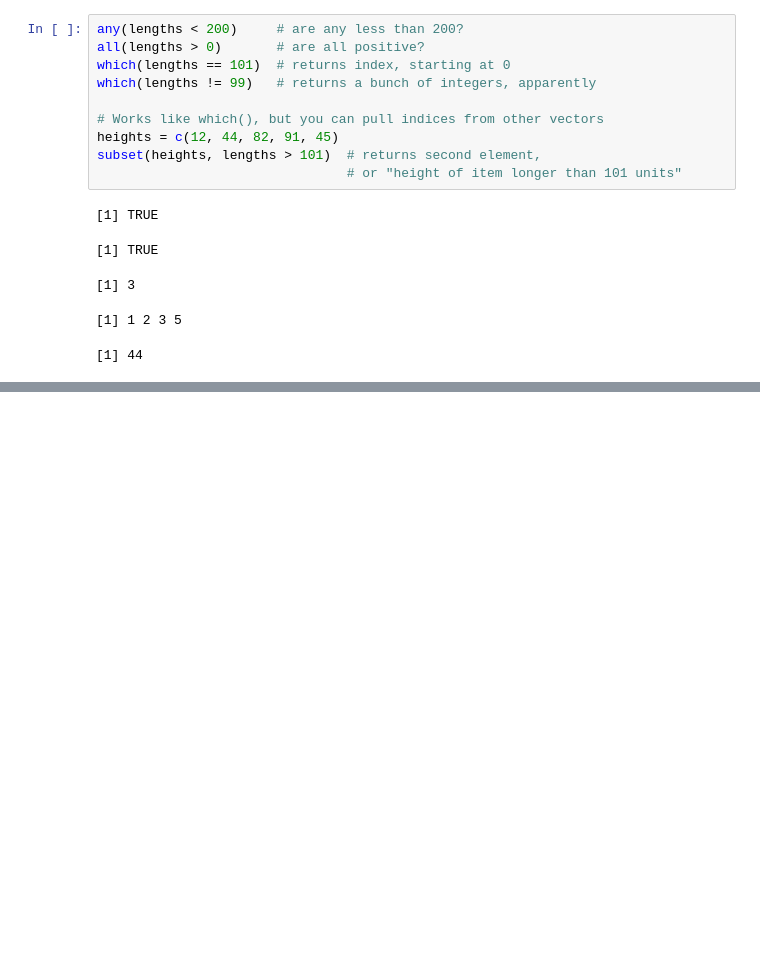
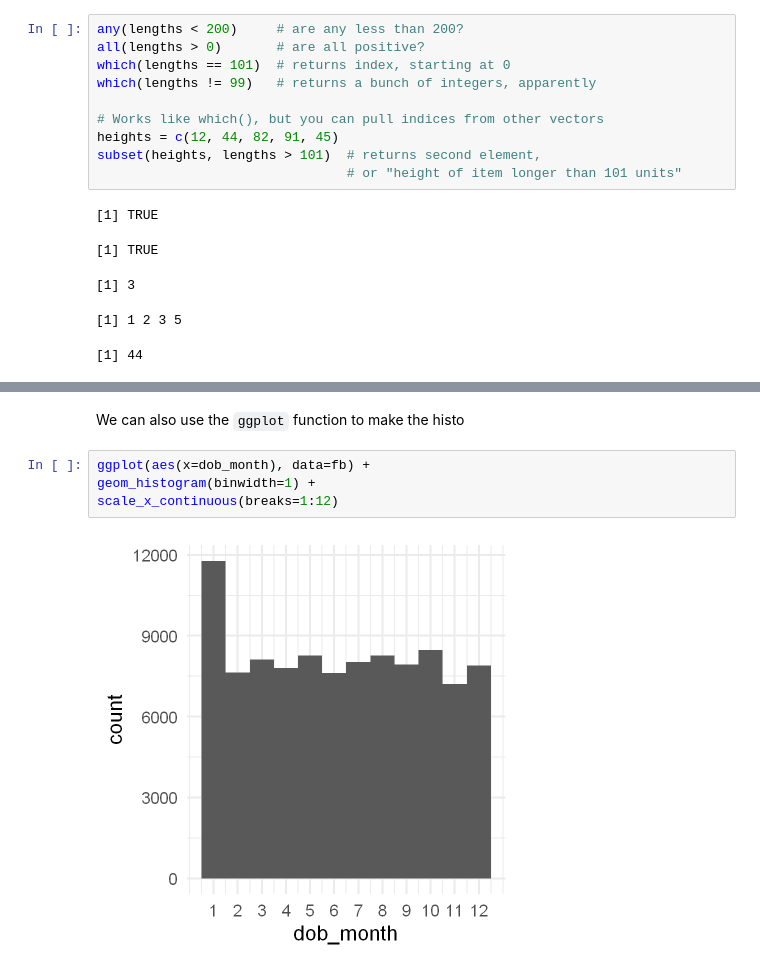
Before and after one commit to birbarino/R-Projects, a Jupyter notebook: intro-to-r/intro-to-r.ipynb, the cells around one changed output, grey strips where cells are left out. Cells and saved outputs as stored; diff of their text form; blank space fills up the shorter version.

```diff
--- a/intro-to-r/intro-to-r.ipynb
+++ b/intro-to-r/intro-to-r.ipynb
@@ -218,0 +709,8 @@ subset(heights, lengths > 101)  # returns second element,
+# %% [markdown]
+We can also use the `ggplot` function to make the histo
+# %%
+ggplot(aes(x=dob_month), data=fb) +
+geom_histogram(binwidth=1) +
+scale_x_continuous(breaks=1:12)
+# %% [output]
+[figure, added]
```
Also changed, not shown: parts of 73 cells of this notebook, 2 other files.
